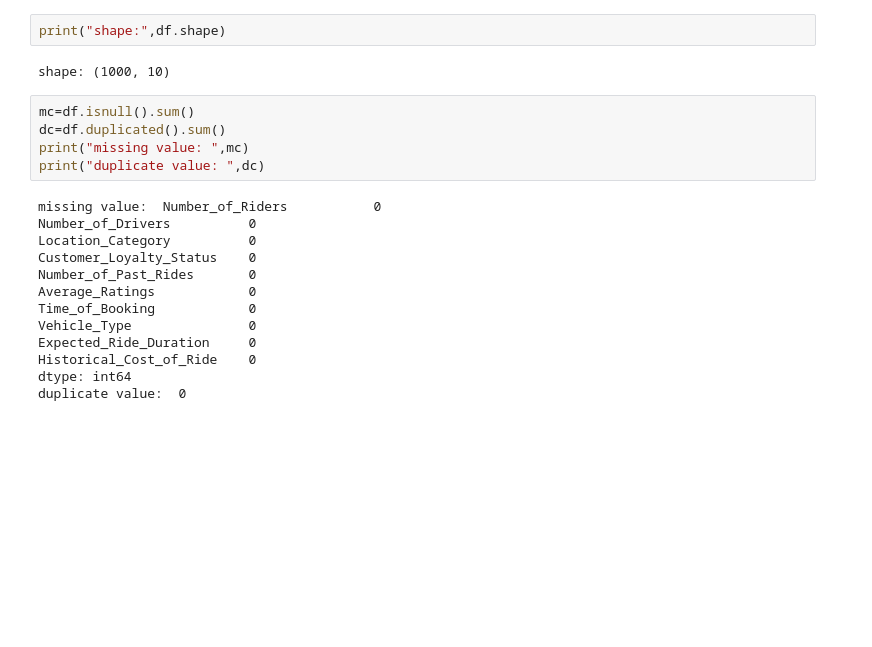
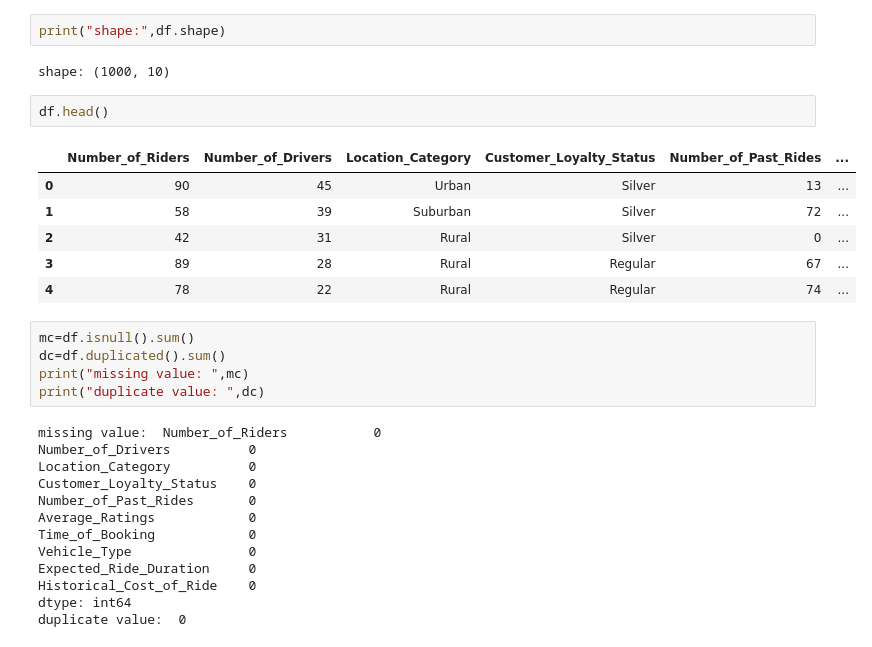
Before and after one commit to Deepikadhinakaran/AI_price_optima, a Jupyter notebook: price_optima.ipynb, the cells around one changed output. Drawn from its saved outputs; the diff is of its cells as text; blank space fills up the shorter version.

```diff
--- a/price_optima.ipynb
+++ b/price_optima.ipynb
@@ -10,6 +10,15 @@ df=pd.read_csv('dynamic_pricing.csv')
 print("shape:",df.shape)
 # %% [output]
 shape: (1000, 10)
+# %%
+df.head()
+# %% [output]
+|  | Number_of_Riders | Number_of_Drivers | Location_Category | Customer_Loyalty_Status | Number_of_Past_Rides | ... |
+| 0 | 90 | 45 | Urban | Silver | 13 | ... |
+| 1 | 58 | 39 | Suburban | Silver | 72 | ... |
+| 2 | 42 | 31 | Rural | Silver | 0 | ... |
+| 3 | 89 | 28 | Rural | Regular | 67 | ... |
+| 4 | 78 | 22 | Rural | Regular | 74 | ... |
 # %%
 mc=df.isnull().sum()
 dc=df.duplicated().sum()
```
